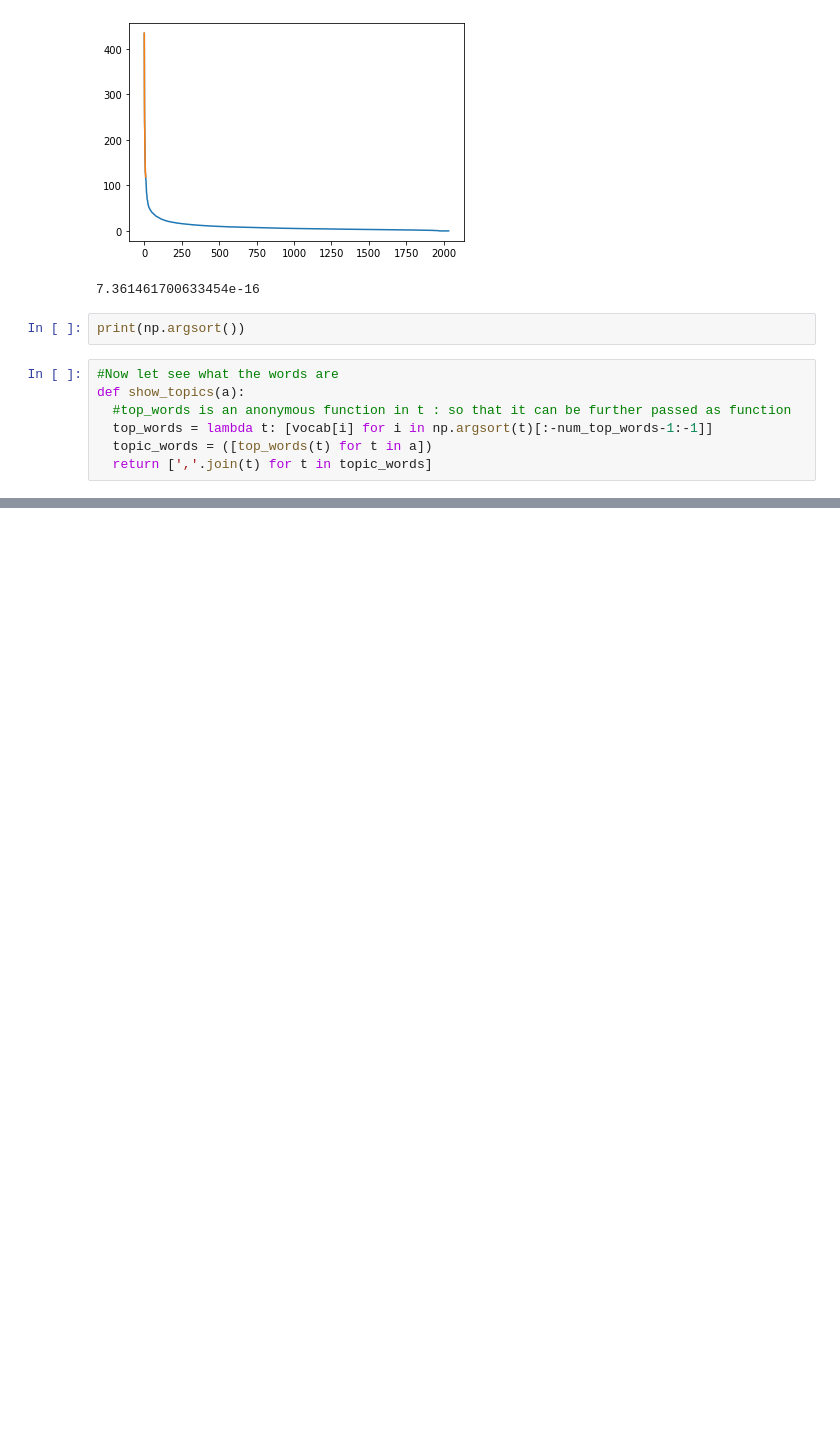
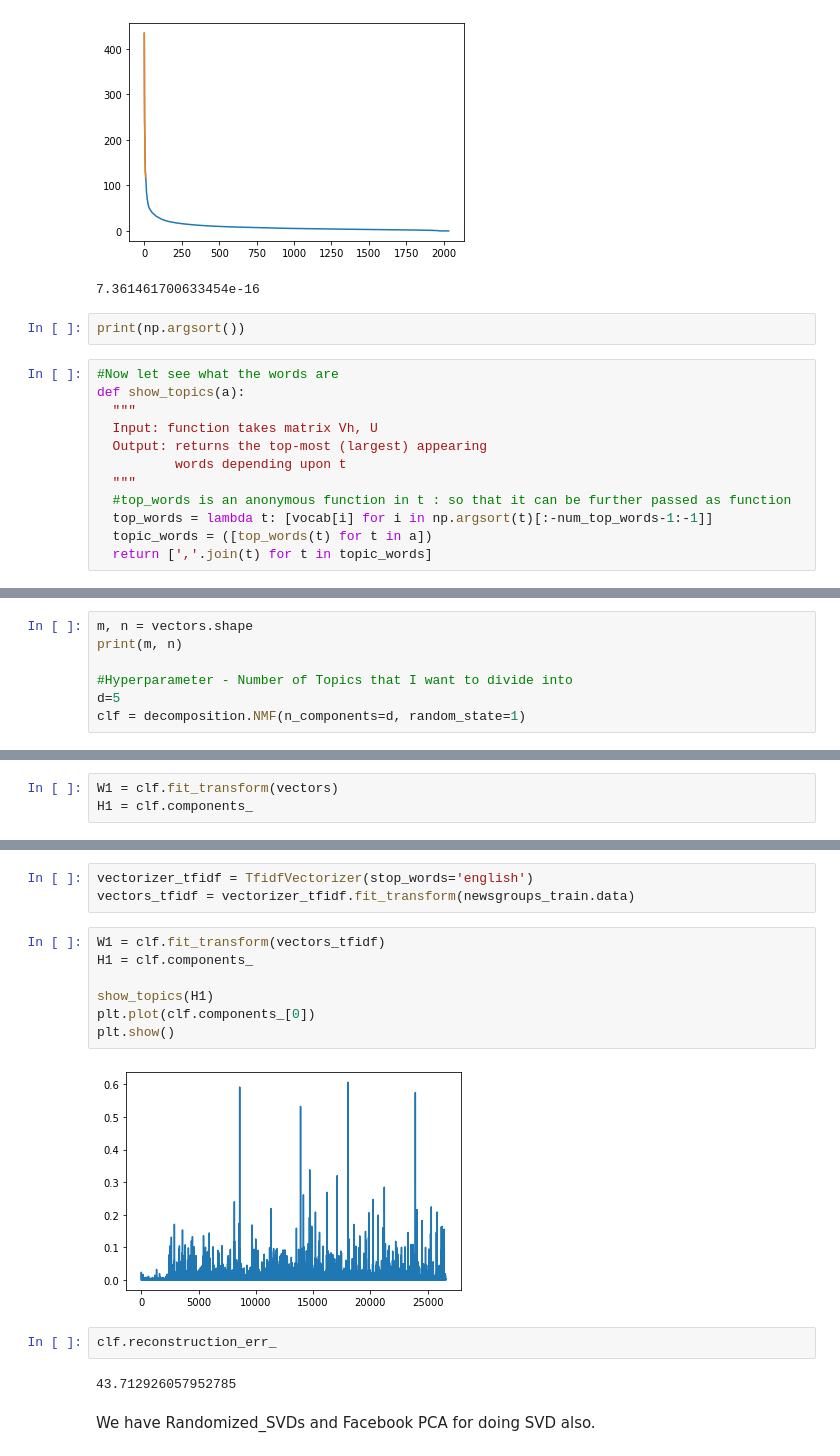
Before and after one commit to hkskunal077/Natural-Language-Processing, a Jupyter notebook: Natural Language Processing Series / TopicModelingWithSVDandNMF.ipynb, the cells around one changed output, grey strips where cells are left out. Drawn from its saved outputs; the diff is of its cells as text; blank space fills up the shorter version.

```diff
--- a/Natural Language Processing Series / TopicModelingWithSVDandNMF.ipynb
+++ b/Natural Language Processing Series / TopicModelingWithSVDandNMF.ipynb
@@ -252,6 +252,11 @@ print(np.argsort())
 # %%
 #Now let see what the words are
 def show_topics(a):
+  """
+  Input: function takes matrix Vh, U
+  Output: returns the top-most (largest) appearing
+          words depending upon t
+  """
   #top_words is an anonymous function in t : so that it can be further passed as function
   top_words = lambda t: [vocab[i] for i in np.argsort(t)[:-num_top_words-1:-1]]
   topic_words = ([top_words(t) for t in a])
@@ -264,0 +293,7 @@ print(show_topics(Vh[:]))
+# %%
+m, n = vectors.shape
+print(m, n)
+
+#Hyperparameter - Number of Topics that I want to divide into
+d=5
+clf = decomposition.NMF(n_components=d, random_state=1)
@@ -264,0 +302,3 @@ print(show_topics(Vh[:]))
+# %%
+W1 = clf.fit_transform(vectors)
+H1 = clf.components_
@@ -264,0 +339,18 @@ print(show_topics(Vh[:]))
+# %%
+vectorizer_tfidf = TfidfVectorizer(stop_words='english')
+vectors_tfidf = vectorizer_tfidf.fit_transform(newsgroups_train.data)
+# %%
+W1 = clf.fit_transform(vectors_tfidf)
+H1 = clf.components_
+
+show_topics(H1)
+plt.plot(clf.components_[0])
+plt.show()
+# %% [output]
+[figure, added]
+# %%
+clf.reconstruction_err_
+# %% [output]
+43.712926057952785
+# %% [markdown]
+We have Randomized_SVDs and Facebook PCA for doing SVD also.
```
Also changed, not shown: parts of 8 cells of this notebook.
